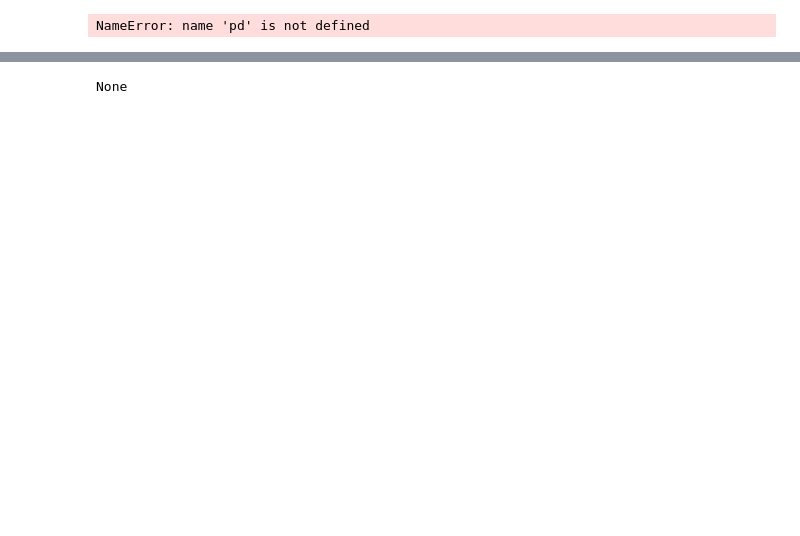
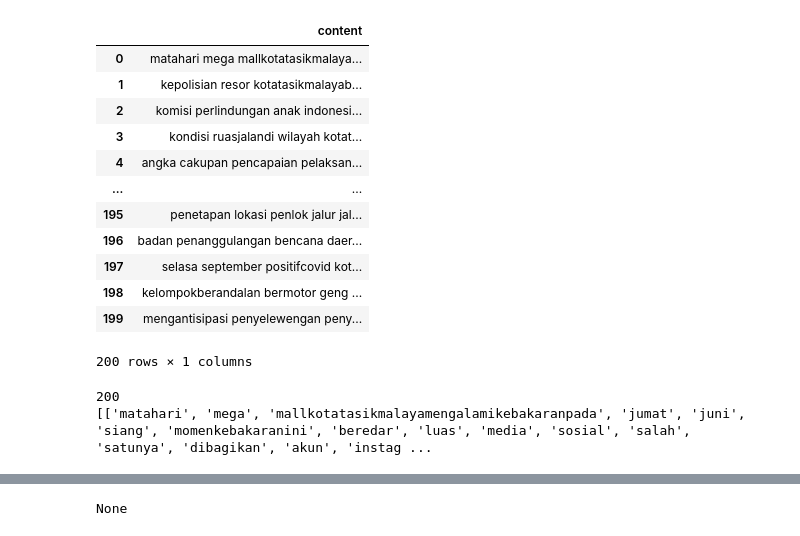
Before and after one commit to azwanazamuddin/newsscraper_tasik, a Jupyter notebook: topic_modelling_pr.ipynb, the cells around one changed output, grey strips where cells are left out. Saved outputs shown, nothing was run; the diff lists cells and outputs as text; code cells hidden in the pictures; blank space fills up the shorter version.

```diff
--- a/topic_modelling_pr.ipynb
+++ b/topic_modelling_pr.ipynb
@@ -6,11 +8,27 @@ import pandas as pd #a library to make the data more structured
+# %%
+df
+# %% [output]
+|  | content |
+| 0 | matahari mega mallkotatasikmalaya... |
+| 1 | kepolisian resor kotatasikmalayab... |
+| 2 | komisi perlindungan anak indonesi... |
+| 3 | kondisi ruasjalandi wilayah kotat... |
+| 4 | angka cakupan pencapaian pelaksan... |
+| ... | ... |
+| 195 | penetapan lokasi penlok jalur jal... |
+| 196 | badan penanggulangan bencana daer... |
+| 197 | selasa september positifcovid kot... |
+| 198 | kelompokberandalan bermotor geng ... |
+| 199 | mengantisipasi penyelewengan peny... |
+200 rows × 1 columns
 # %%
-df = pd.read_csv("data/pr-clean-data.csv") #create data frame
-text = df['summary']
+text = df['content'].dropna()
 text_list =  [i.split() for i in text]
 print(len(text_list))
 print(text_list)
 # %% [output]
-NameError: name 'pd' is not defined
+200
+[['matahari', 'mega', 'mallkotatasikmalayamengalamikebakaranpada', 'jumat', 'juni', 'siang', 'momenkebakaranini', 'beredar', 'luas', 'media', 'sosial', 'salah', 'satunya', 'dibagikan', 'akun', 'instag ...
 # %%
 import gensim
 #Create Bigram & Trigram Models
```
Also changed, not shown: parts of 10 cells of this notebook, 8 other files.
